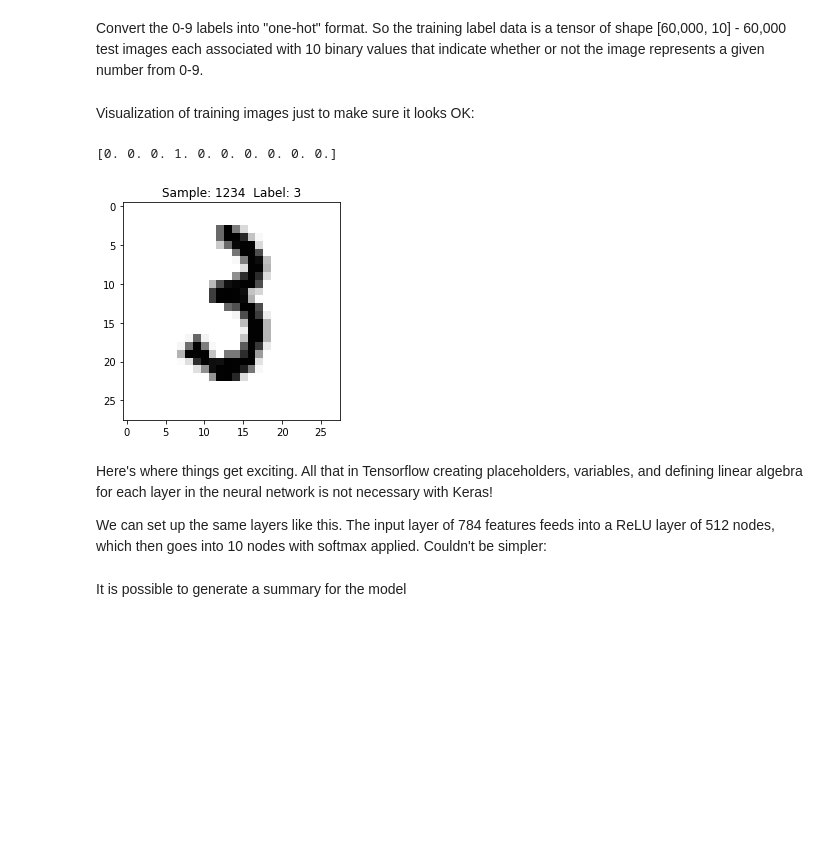
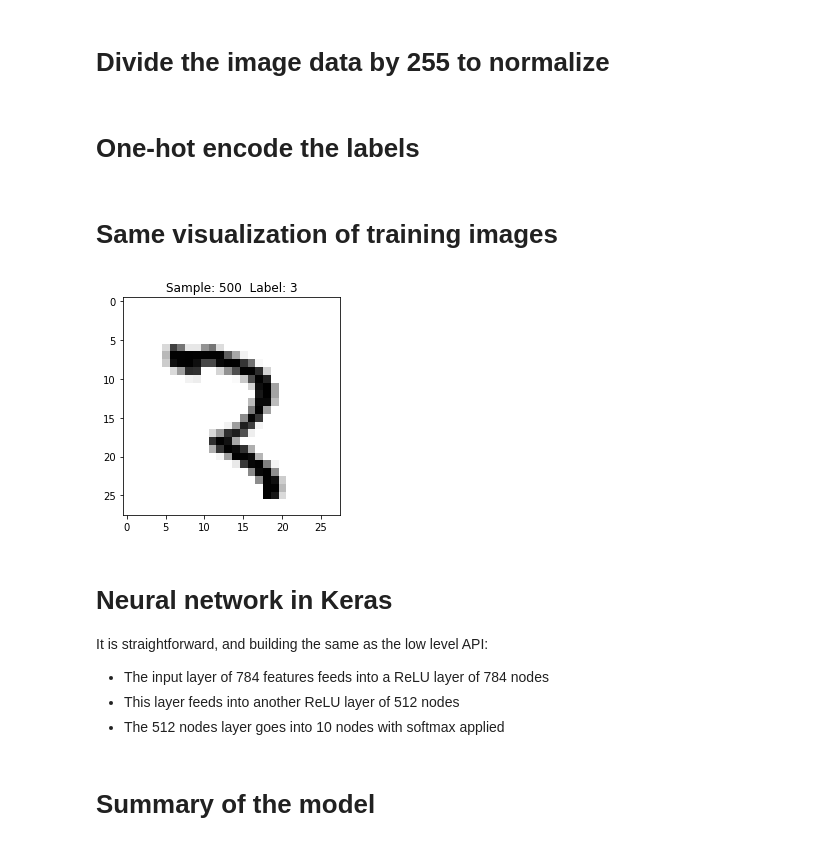
Before and after one commit to leodias-projects/DataScience-keras_tensorflow_course, a Jupyter notebook: Keras_HandwritingRecognitionMNIST.ipynb, the cells around one changed output. Cells and saved outputs as stored; diff of their text form; code cells hidden in the pictures; blank space fills up the shorter version.

```diff
--- a/Keras_HandwritingRecognitionMNIST.ipynb
+++ b/Keras_HandwritingRecognitionMNIST.ipynb
@@ -30,0 +24,2 @@ test_images /= 255
+# %% [markdown]
+# Divide the image data by 255 to normalize
@@ -31,31 +29,31 @@ test_images /= 255
 # %% [markdown]
-Convert the 0-9 labels into "one-hot" format. So the training label data is a tensor of shape [60,000, 10] - 60,000 test images each associated with 10 binary values that indicate whether or not the image represents a given number from 0-9.
+# One-hot encode the labels
 # %%
-train_labels = keras.utils.to_categorical(mnist_train_labels, 10)
-test_labels = keras.utils.to_categorical(mnist_test_labels, 10)
+y_train = keras.utils.to_categorical(mnist_train_labels, 10)
+y_test = keras.utils.to_categorical(mnist_test_labels, 10)
 # %% [markdown]
-Visualization of training images just to make sure it looks OK:
+# Same visualization of training images
 # %%
 import matplotlib.pyplot as plt
 
 def display_sample(num):
-    #Print the one-hot array of this sample's label
-    print(train_labels[num])
-    #Print the label converted back to a number
-    label = train_labels[num].argmax(axis=0)
-    #Reshape the 768 values to a 28x28 image
+    #Print the label
+    label = y_train[num].argmax(axis=0)
+    #Reshape to a 28x28 image
     image = train_images[num].reshape([28,28])
     plt.title('Sample: %d  Label: %d' % (num, label))
     plt.imshow(image, cmap=plt.get_cmap('gray_r'))
     plt.show()
 
-display_sample(1234)
+display_sample(500)
 # %% [output]
-[0. 0. 0. 1. 0. 0. 0. 0. 0. 0.]
-[figure, old version]
+[figure, new version]
 # %% [markdown]
-Here's where things get exciting. All that in Tensorflow creating placeholders, variables, and defining linear algebra for each layer in the neural network is not necessary with Keras!
+# Neural network in Keras
 
-We can set up the same layers like this. The input layer of 784 features feeds into a ReLU layer of 512 nodes, which then goes into 10 nodes with softmax applied. Couldn't be simpler:
+It is straightforward, and building the same as the low level API:
+- The input layer of 784 features feeds into a ReLU layer of 784 nodes
+- This layer feeds into another ReLU layer of 512 nodes
+- The 512 nodes layer goes into 10 nodes with softmax applied
 # %%
 model = Sequential()
@@ -63,6 +64,6 @@ model.add(Dense(512, activation='relu', input_shape=(784,)))
 model.add(Dense(10, activation='softmax'))
 # %% [markdown]
-It is possible to generate a summary for the model
+# Summary of the model
 # %%
 model.summary()
 # %% [output]
```
Also changed, not shown: parts of 16 cells of this notebook, 4 other files.
